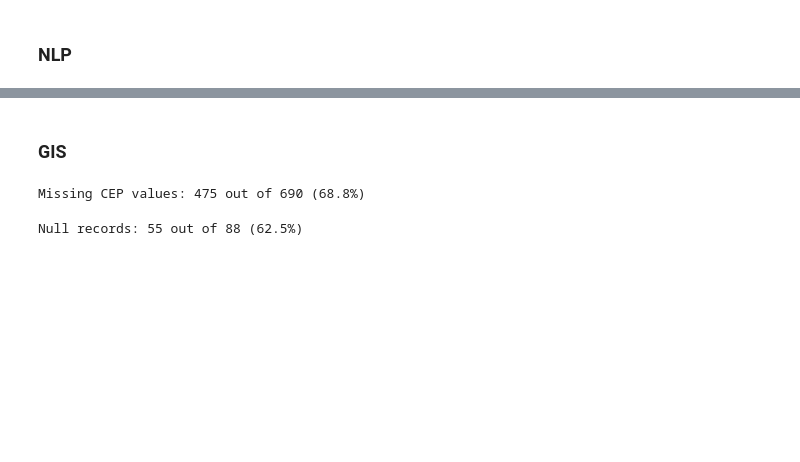
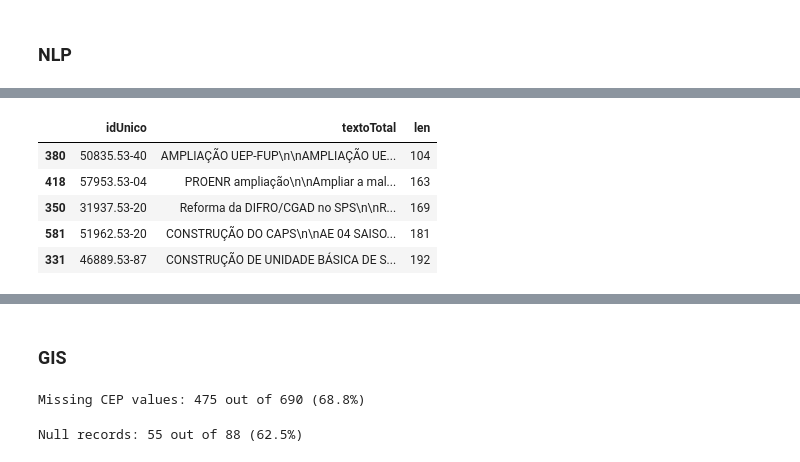
Before and after one commit to noah-art3mis/takehome-lablivre-analysis, a Jupyter notebook: relatorio_lablivre.ipynb, the cells around one changed output, grey strips where cells are left out. Cells and saved outputs as stored; diff of their text form; code cells hidden in the pictures; blank space fills up the shorter version.

```diff
--- a/relatorio_lablivre.ipynb
+++ b/relatorio_lablivre.ipynb
@@ -1344,0 +1405,9 @@ Com tudo isso, encontramos os registros mais anômalos:
+# %%
+lens.sort_values(by='len', ascending=True).head(5)
+# %% [output]
+|  | idUnico | textoTotal | len |
+| 380 | 50835.53-40 | AMPLIAÇÃO UEP-FUP\n\nAMPLIAÇÃO UE... | 104 |
+| 418 | 57953.53-04 | PROENR ampliação\n\nAmpliar a mal... | 163 |
+| 350 | 31937.53-20 | Reforma da DIFRO/CGAD no SPS\n\nR... | 169 |
+| 581 | 51962.53-20 | CONSTRUÇÃO DO CAPS\n\nAE 04 SAISO... | 181 |
+| 331 | 46889.53-87 | CONSTRUÇÃO DE UNIDADE BÁSICA DE S... | 192 |
```
Also changed, not shown: parts of 11 cells of this notebook, 4 other files.
